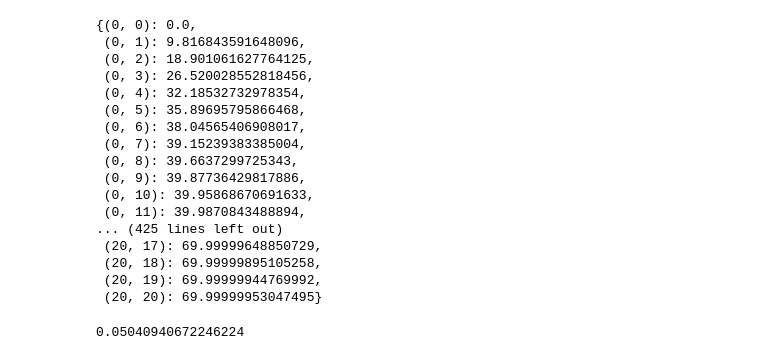
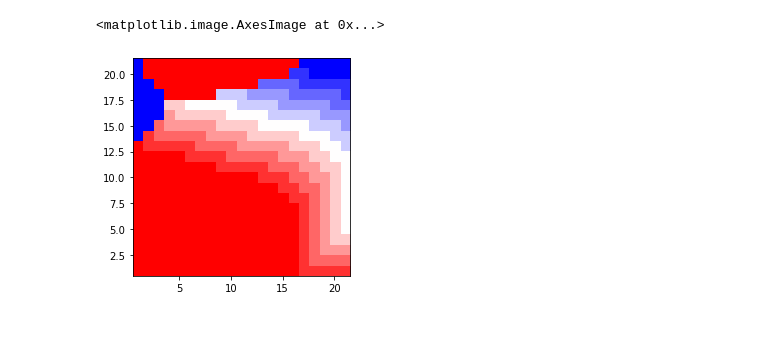
Before and after one commit to otaviojacobi/rl_an_introduction, a Jupyter notebook: chapter4/4.7-exercise.ipynb, the cells around one changed output. Saved outputs shown, nothing was run; the diff lists cells and outputs as text; code cells hidden in the pictures; blank space fills up the shorter version.

```diff
--- a/chapter4/4.7-exercise.ipynb
+++ b/chapter4/4.7-exercise.ipynb
@@ -61,6 +76,8 @@ for req_1 in range(21):
 
                 probs[(req_1, req_2, ret_1, ret_2)] = prob
 # %%
+# policy evaluation
+
 pi = {}
 for s in jcr.S:
     pi[s] = 0.0
@@ -71,10 +88,13 @@ for s in jcr.S:
 
 #V_copy = deepcopy(V)
 
-for k in range(10):
+theta = 4
+k = 0
+Lambda = 10
+while Lambda > theta:
     Lambda = 0
+    print(k)
     for s in jcr.S:
-        print(s)
         v = V[s]
         sum_up = 0
         for req_1 in range(21):
@@ -87,5 +107,8 @@ for k in range(10):
                         sum_up += prob * (r + 0.9 * V[s_next]) # maybe change for V_copy ?
         V[s] = sum_up
         Lambda = max(Lambda, np.abs(v-V[s]))
+    print(k)
+    print(Lambda)
+    k += 1
     #V_copy = deepcopy(V)
 # %% [output]
@@ -109,24 +133,27 @@ for k in range(10):
-# %%
-V
-# %% [output]
-{(0, 0): 0.0,
- (0, 1): 9.816843591648096,
- (0, 2): 18.901061627764125,
- (0, 3): 26.520028552818456,
- (0, 4): 32.18532732978354,
- (0, 5): 35.89695795866468,
- (0, 6): 38.04565406908017,
- (0, 7): 39.15239383385004,
- (0, 8): 39.6637299725343,
- (0, 9): 39.87736429817886,
- (0, 10): 39.95868670691633,
- (0, 11): 39.9870843488894,
-... (425 lines left out)
- (20, 17): 69.99999648850729,
- (20, 18): 69.99999895105258,
- (20, 19): 69.99999944769992,
- (20, 20): 69.99999953047495}
-# %%
-poisson_prob(6, 3)
-# %% [output]
-0.05040940672246224
+# %%
+# policy improvement
+policy_stable = True
+
+for s in jcr.S:
+    old_action = pi[s]
+    a_max = 0
+    v_max = 0
+    for action in range(-5, 6):
+        s_next = (min(max(s[0]-action, 0), 20), min(max(s[1]+action, 0),20) )
+        if V[s_next] > v_max:
+            v_max = V[s_next]
+            a_max = action
+    pi[s] = a_max
+
+    if old_action != pi[s]:
+        policy_stable = False
+# %%
+# Just some example data (random)
+data = np.array([np.array([pi[(i,j)]  for j in range(21)]) for i in range(21)])
+
+rows,cols = data.shape
+
+plt.imshow(data, extent=[0.5, 0.5+cols, 0.5, 0.5+rows],cmap='bwr')
+# %% [output]
+<matplotlib.image.AxesImage at 0x...>
+[figure, added]
```
Also changed, not shown: parts of 6 cells of this notebook.
